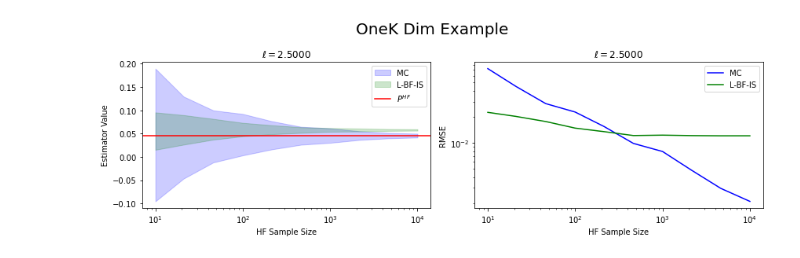
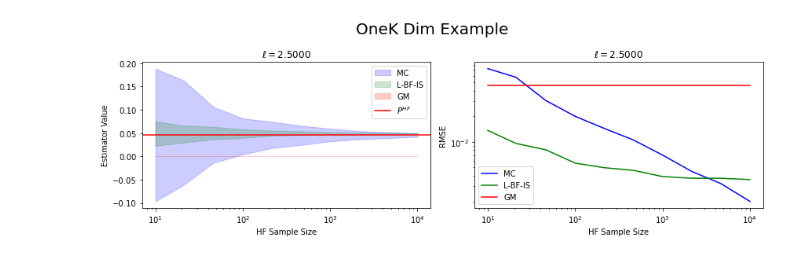
Before and after one commit to CU-UQ/L-BF-IS, a Jupyter notebook: notebooks/one-k.ipynb, the cells around one changed output. Cells and saved outputs as stored; diff of their text form; code cells hidden in the pictures.

```diff
--- a/notebooks/one-k.ipynb
+++ b/notebooks/one-k.ipynb
@@ -13,12 +13,12 @@ sample = lambda n: sample_p(n, num_variable)
 def h_LF(x):
     ind = (x < -1).any(axis=1) + (x > 1).any(axis=1)
     ans = 8.5 - LF(x)
-    ans[ind] = 100 * torch.norm(x[ind], dim=1)**2
+    ans[ind] = 1000 * torch.norm(x[ind], dim=1)**2
     return ans
 def h_HF(x):
     ind = (x < -1).any(axis=1) + (x > 1).any(axis=1)
     ans = 20 - HF(x)
-    ans[ind] = 100 * torch.norm(x[ind], dim=1)**2
+    ans[ind] = 1000 * torch.norm(x[ind], dim=1)**2
     return ans
 
 X = sample(1000)
@@ -26,5 +26,7 @@ lf, hf = LF(X).detach().numpy(), HF(X).detach().numpy()
 plt.hist(lf, bins=20, alpha=0.5, label='LF')
 plt.hist(hf, bins=20, alpha=0.5, label='HF')
 plt.legend(loc='upper right')
+
+print('The 95\% quantile of HF and LF are')
 print(np.sort(hf)[950], np.sort(lf)[950])
 # %% [output]
@@ -108,0 +148,13 @@ tensor(0.0578)
+# %%
+from sklearn.mixture import GaussianMixture
+# Apply Gaussian mixture model for IS
+GM_samps_all = samps_M[h_LF(samps_M) < 0]
+print('There are ', GM_samps_all.shape[0], 'samples producing LF failure.')
+# Choose 1000 of them
+GM_trains = GM_samps_all[:1000]
+print('The number of samples used in the Gaussian mixture model is', GM_trains.shape[0])
+GM_model = GaussianMixture(n_components=20, random_state=0).fit(GM_trains.detach().numpy())
+GM_samps = GM_model.sample(10000)[0]
+GM_wegts = 0.5**num_variable * (np.exp(- GM_model.score_samples(GM_samps)))
+print(GM_samps.shape, GM_wegts.shape)
+print('The number of failures sampled by GM is ', (h_HF(torch.from_numpy(GM_samps).type(torch.FloatTensor)) < 0).sum().item())
@@ -116,21 +183,20 @@ num_trial_gm = 10
 for j in range(num_trial):
     MC_est_lst = []
     IS_est_lst = []
+    GM_est_lst = []
     for MC_N in MC_N_lst:
         xi_p = sample(MC_N) # sample MC xi_p
-        xi_q = q_lst[np.random.choice(len(q_lst),MC_N)] # sample xi_q
-        wt_q = est.weight(xi_q)
-        wt_q *= Zc / MC_N
+        ind = np.random.choice(len(q_lst),MC_N)
+        xi_q = q_lst[ind] # sample xi_q
+        xi_g = torch.from_numpy(GM_samps[ind]).type(torch.FloatTensor) # sample xi_g
+        wt_q = weight(xi_q) / MC_N
+        wt_g = GM_wegts[ind] / MC_N
         MC_est_lst.append(np.mean((h_HF(xi_p) < 0).detach().numpy()))
         IS_est_lst.append(wt_q[h_HF(xi_q) < 0].sum().item())
+        GM_est_lst.append(wt_g[h_HF(xi_g) < 0].sum().item())
     MC.append(MC_est_lst)
     IS.append(IS_est_lst)
-
-# for j in range(num_trial_gm):
-#     GM_est_lst = []
-#     for MC_N in MC_N_lst:
-#         GM_est_lst.append(gaussian_mix(est, h_HF, MC_N))
-#     GM.append(GM_est_lst)
+    GM.append(GM_est_lst)
 
 MC      = np.array(MC)
 IS      = np.array(IS)
@@ -150,29 +216,29 @@ GM_rmse = np.sqrt(np.nanmean(GM_err, axis=0))
 # %%
 fig, axs = plt.subplots(1, 2, figsize=(12, 4))
 fig.suptitle('OneK Dim Example', fontsize=20)
 scale = 1.96
 
 axs[0].fill_between(MC_N_lst, MC_mean-scale*MC_std, MC_mean+scale*MC_std,color='b',alpha=0.2,label='MC')
 axs[0].fill_between(MC_N_lst, IS_mean-scale*IS_std, IS_mean+scale*IS_std,color='g',alpha=0.2,label='L-BF-IS')
-#axs[0].fill_between(MC_N_lst, GM_mean-scale*GM_std, GM_mean+scale*GM_std,color='r',alpha=0.2,label='GM')
+axs[0].fill_between(MC_N_lst, GM_mean-scale*GM_std, GM_mean+scale*GM_std,color='r',alpha=0.2,label='GM')
 axs[0].axhline(ExH,c='r',label=r'$P^{HF}$')
 axs[0].set_xscale('log')
 axs[0].set_xlabel('HF Sample Size')
 axs[0].set_ylabel('Estimator Value')
 axs[0].legend()
 axs[0].set_title(f'$\ell={est.ell:.4f}$')
 
 axs[1].plot(MC_N_lst, MC_rmse,color='b',alpha=1.0,label='MC')
 axs[1].plot(MC_N_lst, IS_rmse,color='g',alpha=1.0,label='L-BF-IS')
-#axs[1].plot(MC_N_lst, GM_rmse,color='r',alpha=1.0,label='GM')
+axs[1].plot(MC_N_lst, GM_rmse,color='r',alpha=1.0,label='GM')
 axs[1].set_xscale('log')
 axs[1].set_yscale('log')
 axs[1].set_xlabel('HF Sample Size')
 axs[1].set_ylabel('RMSE')
 axs[1].legend()
 axs[1].set_title(f'$\ell={est.ell:.4f}$')
 
 fig.tight_layout()
-# fig.savefig('../figures/cav.pdf', dpi=100)
+# fig.savefig('../figures/otds.pdf', dpi=100)
 # %% [output]
-[figure, old version]
+[figure, new version]
```
Also changed, not shown: parts of 7 cells of this notebook.
